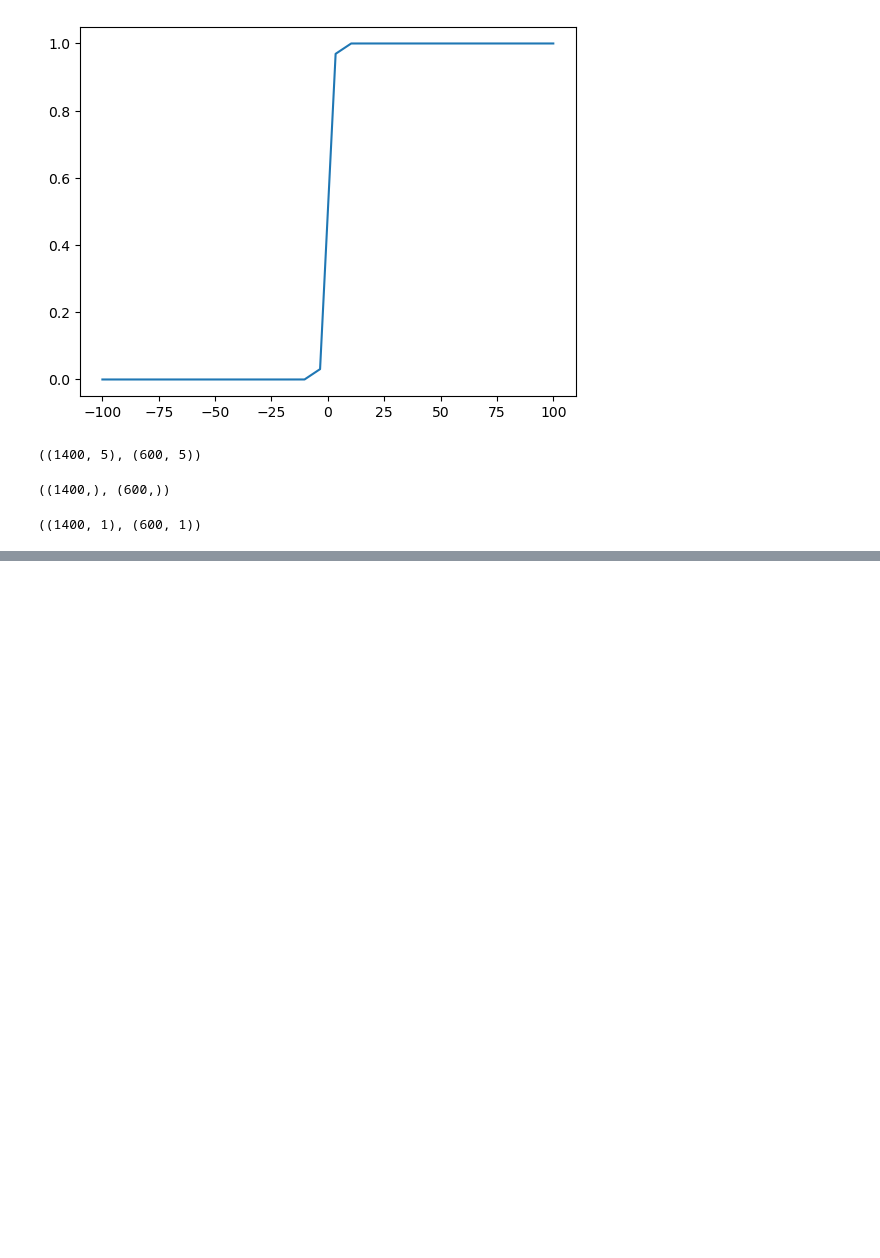
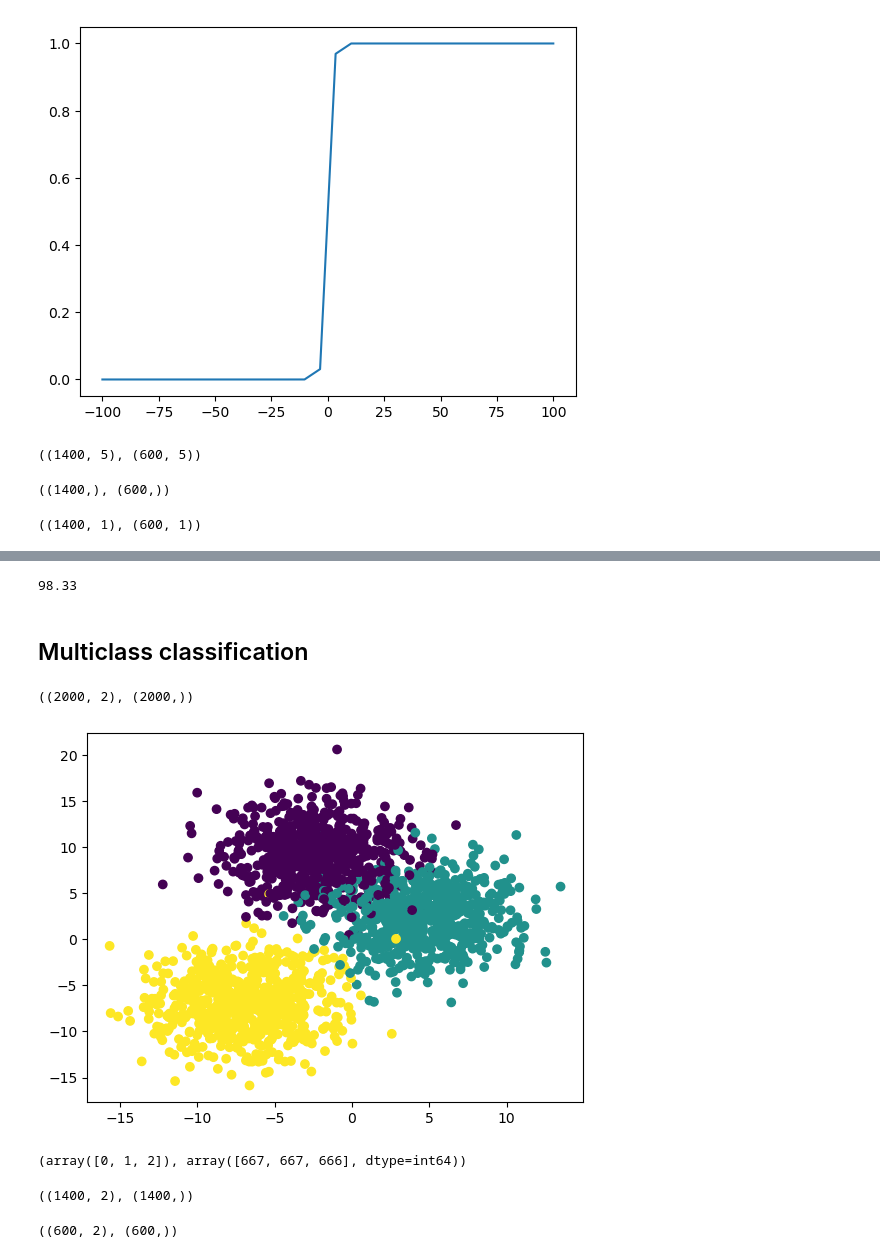
Before and after one commit to lavkushsingh31/ML-Practice-Exercises, a Jupyter notebook: Logistic Regression - Implementation.ipynb, the cells around one changed output, grey strips where cells are left out. Cells and saved outputs as stored; diff of their text form; code cells hidden in the pictures; blank space fills up the shorter version.

Commit message:
added code for multi-class classification

```diff
--- a/Logistic Regression - Implementation.ipynb
+++ b/Logistic Regression - Implementation.ipynb
@@ -149,0 +205,6 @@ theta = training(X_train,y_train, learning_rate=0.3)
+# %%
+accuracy(y_test, y_pred_test)
+# %% [output]
+98.33
+# %% [markdown]
+##  Multiclass classification
@@ -149,0 +213,15 @@ theta = training(X_train,y_train, learning_rate=0.3)
+# %%
+X,y = make_blobs(n_samples=2000, n_features=2, cluster_std=3, centers=3, random_state=42)
+# %%
+X.shape, y.shape
+# %% [output]
+((2000, 2), (2000,))
+# %%
+plt.scatter(X[:, 0], X[:,1], c = y)
+plt.show()
+# %% [output]
+[figure, added]
+# %%
+np.unique(y, return_counts=True)
+# %% [output]
+(array([0, 1, 2]), array([667, 667, 666], dtype=int64))
@@ -149,0 +230,8 @@ theta = training(X_train,y_train, learning_rate=0.3)
+# %%
+X_train.shape, y_train.shape
+# %% [output]
+((1400, 2), (1400,))
+# %%
+X_test.shape, y_test.shape
+# %% [output]
+((600, 2), (600,))
```
Also changed, not shown: parts of 26 cells of this notebook.
